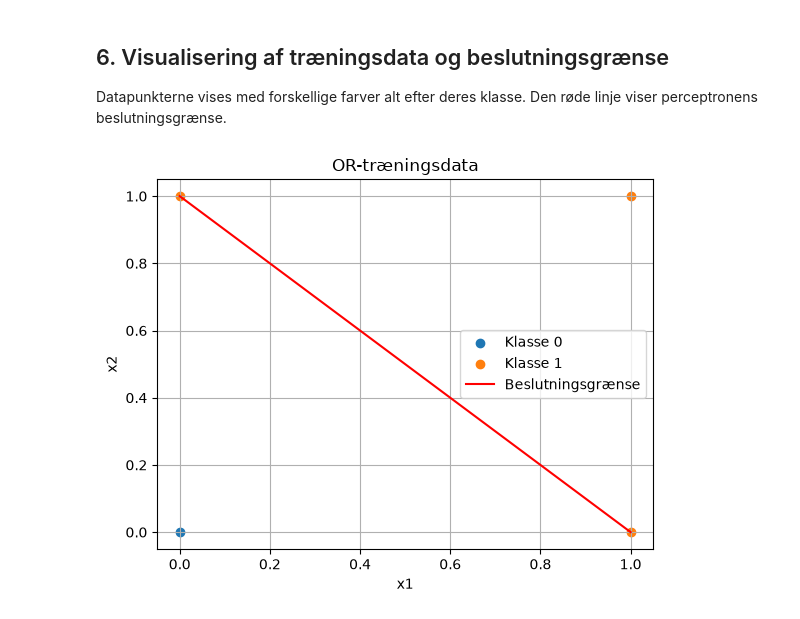
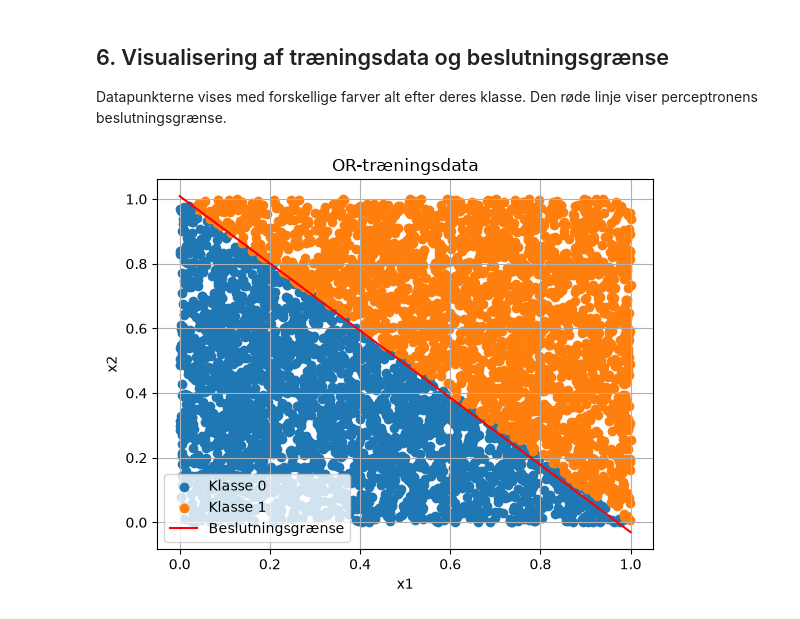
Before and after one commit to Thomsen716/single-layer-perceptron, a Jupyter notebook: Perceptron.ipynb, the cells around one changed output. Saved outputs shown, nothing was run; the diff lists cells and outputs as text; code cells hidden in the pictures.

```diff
--- a/Perceptron.ipynb
+++ b/Perceptron.ipynb
@@ -70,0 +64,22 @@ træningsdata = [
+# %%
+import random
+
+def generate_rows(num_rows):
+    rows = []
+    forventetErEn = 0
+
+    for _ in range(num_rows):
+        digits = [random.uniform(0.0, 1.0) for _ in range(2)]
+        expected = int(sum(digits) >= 1.0)
+
+        if expected == 1:
+            forventetErEn += 1
+
+        rows.append((digits, expected))
+
+    print(forventetErEn)
+    return rows
+træningsdata = generate_rows(5000)
+print(træningsdata[:5])
+testdata = generate_rows(1000)
+print(testdata[:5])
@@ -73,8 +93,8 @@ træningsdata = [
 
 Her oprettes en perceptron med to input. Modellen trænes derefter på OR-datasættet i 1000 epoker.
 # %%
-perceptron = Perceptron(2)
-perceptron.træn(træningsdata, 20)
+perceptron = Perceptron(len(træningsdata[0][0]))
+perceptron.træn(træningsdata, 5)
 # %% [markdown]
 ## 5. Modellens forudsigelser
 
@@ -95,36 +140,41 @@ Datapunkterne vises med forskellige farver alt efter deres klasse. Den røde lin
 # %%
 # Tegn datapunkterne med hver sin farve, så klasserne kan skelnes.
 for klasse, farve, navn in [
     (0, "tab:blue", "Klasse 0"),
     (1, "tab:orange", "Klasse 1"),
 ]:
     punkter = [
         inputs for inputs, svar in træningsdata
         if svar == klasse
     ]
     plt.scatter(
         [punkt[0] for punkt in punkter],
         [punkt[1] for punkt in punkter],
         color=farve,
         label=navn,
     )
 
 # Grænsen ligger, hvor vægt * input + bias = 0.
 # Løs ligningen for x2 ved to x1-værdier for at tegne linjen.
+tærskel = 0.5
+
 x1_værdier = [0, 1]
-x2_værdier = [
-    (-perceptron.bias - perceptron.vægt[0] * x1) / perceptron.vægt[1]
-    for x1 in x1_værdier
-]
-plt.plot(x1_værdier, x2_værdier, color="red", label="Beslutningsgrænse")
+
+if perceptron.vægt[1] != 0:
+    x2_værdier = [
+        (tærskel - perceptron.bias - perceptron.vægt[0] * x1)
+        / perceptron.vægt[1]
+        for x1 in x1_værdier
+    ]
+    plt.plot(x1_værdier, x2_værdier, color="red", label="Beslutningsgrænse")
 
 
 plt.xlabel("x1")
 plt.ylabel("x2")
 plt.title("OR-træningsdata")
 plt.legend()
 plt.grid(True)
 # Vis grafen i et separat vindue.
 plt.show()
 # %% [output]
-[figure, old version]
+[figure, new version]
```
Also changed, not shown: parts of 4 cells of this notebook.
